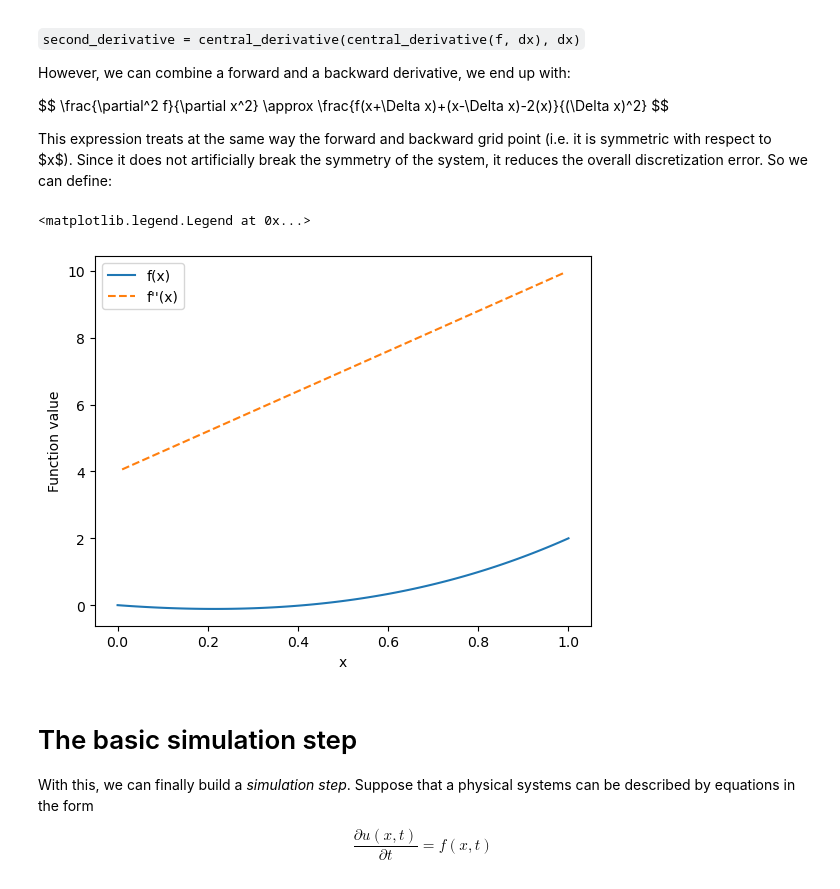
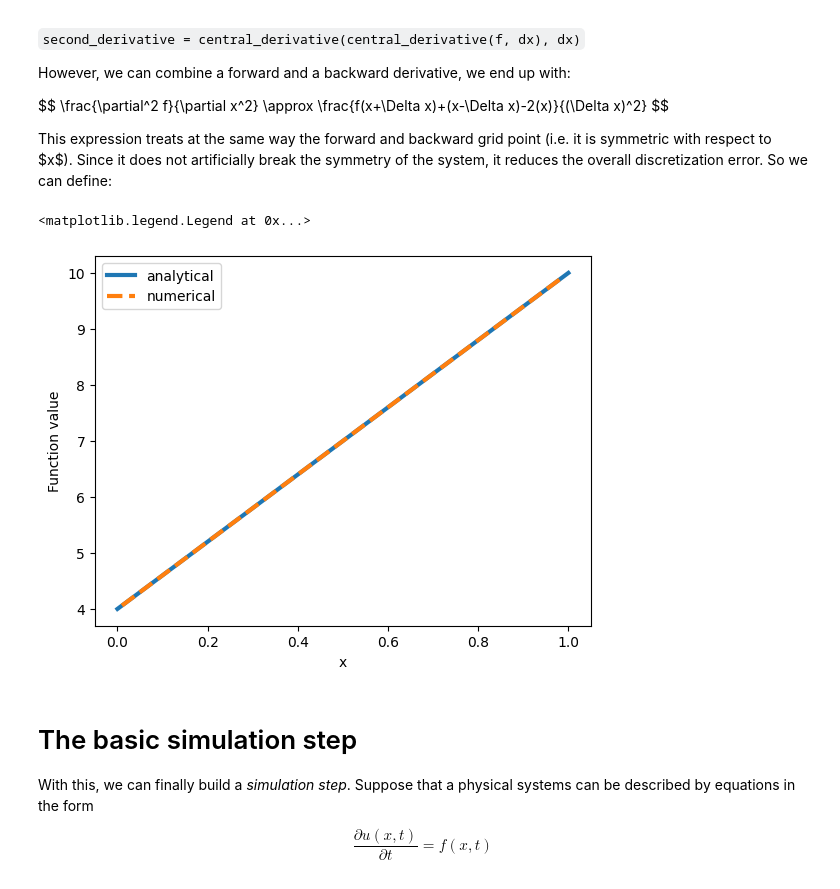
Before and after one commit to ciencialatitud0/EPIC_5, a Jupyter notebook: Tutorials/tutorial_2/CFD_intro.ipynb, the cells around one changed output. Saved outputs shown, nothing was run; the diff lists cells and outputs as text; code cells hidden in the pictures.

```diff
--- a/Tutorials/tutorial_2/CFD_intro.ipynb
+++ b/Tutorials/tutorial_2/CFD_intro.ipynb
@@ -175,22 +175,23 @@ def second_derivative(f, dx):
 # %%
 L = 1.0  # Length of the domain
 N = 100  # Number of spatial points
 dx = L / (N - 1)  # Spatial step size
 x = np.linspace(0, L, N)
 # f = np.concatenate([np.zeros(N//2), np.ones(N//2)])  # Step function
 # f = np.exp(-100 * (x - 0.5)**2)  # Gaussian
 f = x**3 +2*x**2 - x
+df2_analytical = 6*x + 4
 
-plt.plot(x, f, label='f(x)')
-plt.plot(x, second_derivative(f, dx), label="f''(x)", linestyle='--')
+plt.plot(x, df2_analytical, label='analytical', lw=3)
+plt.plot(x, second_derivative(f, dx), label="numerical", linestyle='--', lw=3)
 
 plt.xlabel('x')
 plt.ylabel('Function value')
 
 plt.legend()
 # %% [output]
 <matplotlib.legend.Legend at 0x...>
-[figure, old version]
+[figure, new version]
 # %% [markdown]
 # The basic simulation step
 
```
Also changed, not shown: parts of 13 cells of this notebook.
